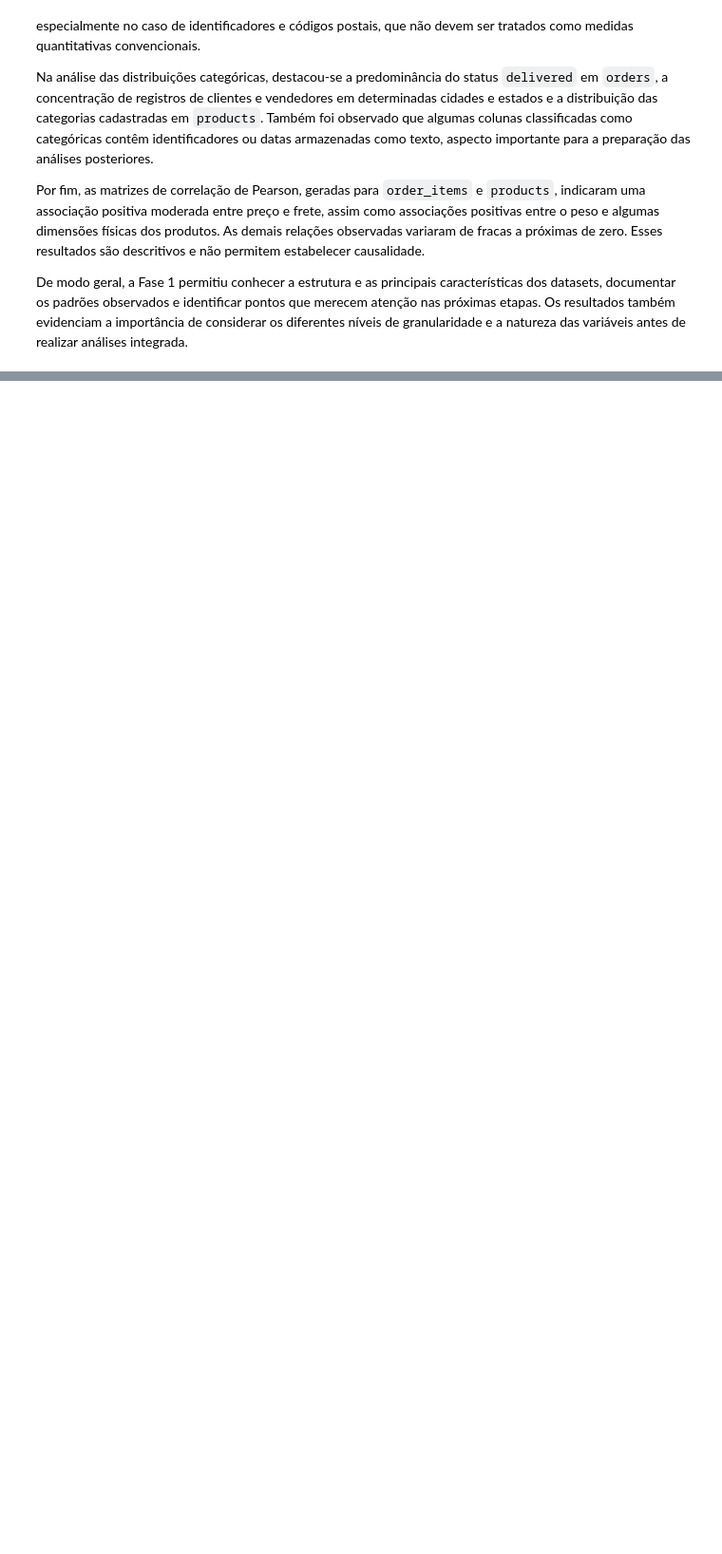
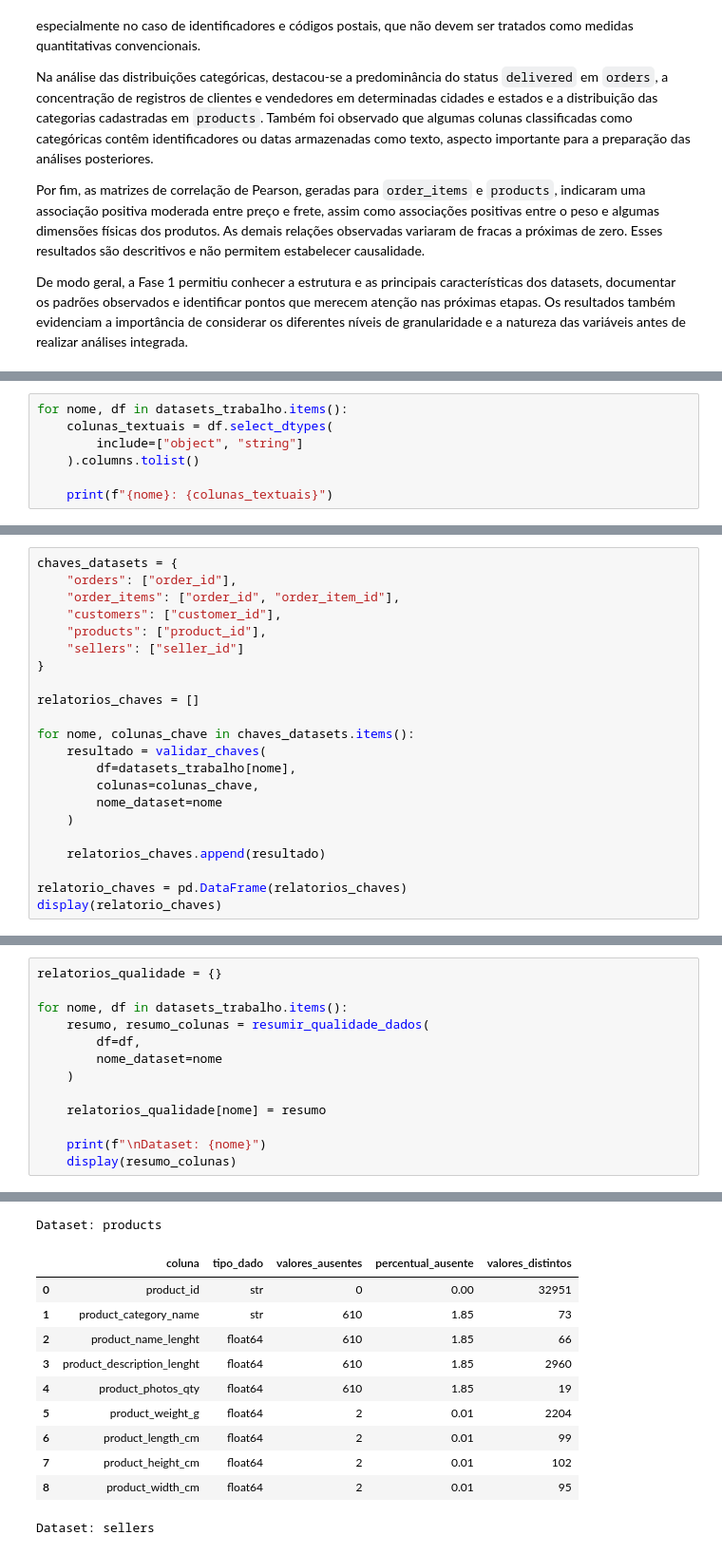
Before and after one commit to Franciane-sl/DeliveryRisk_AI, a Jupyter notebook: pipeline/notebooks/delivery_risk_analysis.ipynb, the cells around one changed output, grey strips where cells are left out. Shown at 95% size. Drawn from its saved outputs; the diff is of its cells as text; blank space fills up the shorter version.

Commit message:
feat: implementar tratamento inicial e validacao dos dados

```diff
--- a/pipeline/notebooks/delivery_risk_analysis.ipynb
+++ b/pipeline/notebooks/delivery_risk_analysis.ipynb
@@ -813,0 +1026,7 @@ De modo geral, a Fase 1 permitiu conhecer a estrutura e as principais caracterí
+# %%
+for nome, df in datasets_trabalho.items():
+    colunas_textuais = df.select_dtypes(
+        include=["object", "string"]
+    ).columns.tolist()
+
+    print(f"{nome}: {colunas_textuais}")
@@ -813,0 +1088,22 @@ De modo geral, a Fase 1 permitiu conhecer a estrutura e as principais caracterí
+# %%
+chaves_datasets = {
+    "orders": ["order_id"],
+    "order_items": ["order_id", "order_item_id"],
+    "customers": ["customer_id"],
+    "products": ["product_id"],
+    "sellers": ["seller_id"]
+}
+
+relatorios_chaves = []
+
+for nome, colunas_chave in chaves_datasets.items():
+    resultado = validar_chaves(
+        df=datasets_trabalho[nome],
+        colunas=colunas_chave,
+        nome_dataset=nome
+    )
+
+    relatorios_chaves.append(resultado)
+
+relatorio_chaves = pd.DataFrame(relatorios_chaves)
+display(relatorio_chaves)
@@ -813,0 +1164,14 @@ De modo geral, a Fase 1 permitiu conhecer a estrutura e as principais caracterí
+# %%
+relatorios_qualidade = {}
+
+for nome, df in datasets_trabalho.items():
+    resumo, resumo_colunas = resumir_qualidade_dados(
+        df=df,
+        nome_dataset=nome
+    )
+
+    relatorios_qualidade[nome] = resumo
+
+    print(f"\nDataset: {nome}")
+    display(resumo_colunas)
+# %% [output]
@@ -813,0 +1204,12 @@ De modo geral, a Fase 1 permitiu conhecer a estrutura e as principais caracterí
+Dataset: products
+|  | coluna | tipo_dado | valores_ausentes | percentual_ausente | valores_distintos |
+| 0 | product_id | str | 0 | 0.00 | 32951 |
+| 1 | product_category_name | str | 610 | 1.85 | 73 |
+| 2 | product_name_lenght | float64 | 610 | 1.85 | 66 |
+| 3 | product_description_lenght | float64 | 610 | 1.85 | 2960 |
+| 4 | product_photos_qty | float64 | 610 | 1.85 | 19 |
+| 5 | product_weight_g | float64 | 2 | 0.01 | 2204 |
+| 6 | product_length_cm | float64 | 2 | 0.01 | 99 |
+| 7 | product_height_cm | float64 | 2 | 0.01 | 102 |
+| 8 | product_width_cm | float64 | 2 | 0.01 | 95 |
+Dataset: sellers
```
Also changed, not shown: parts of 22 cells of this notebook.
